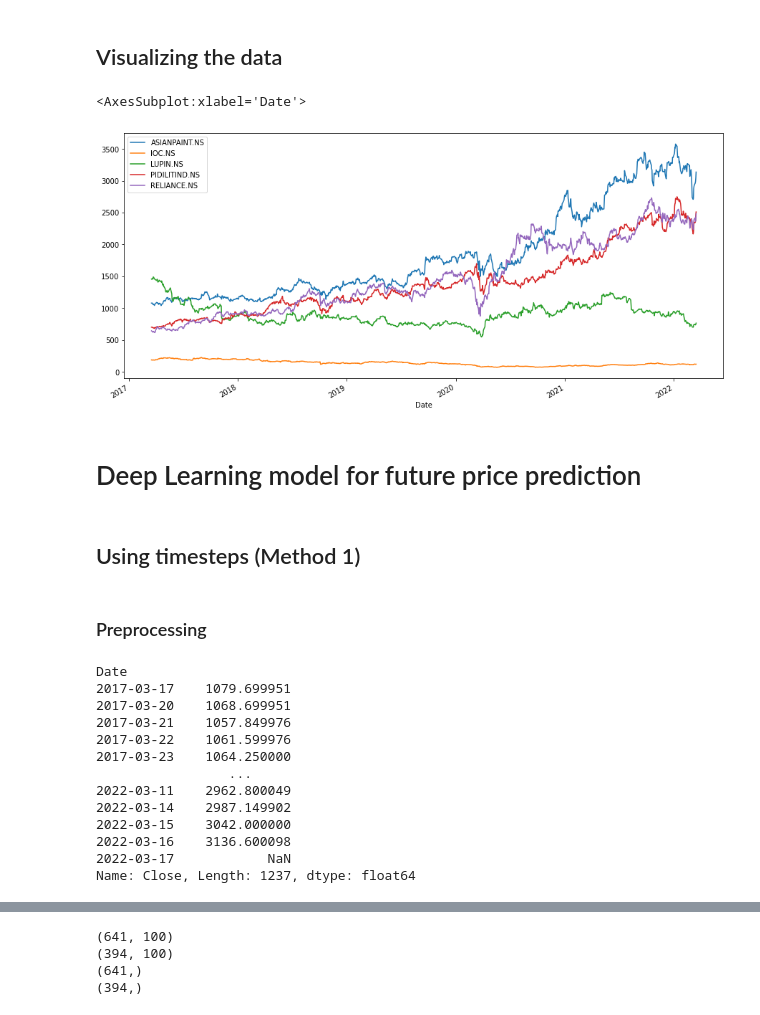
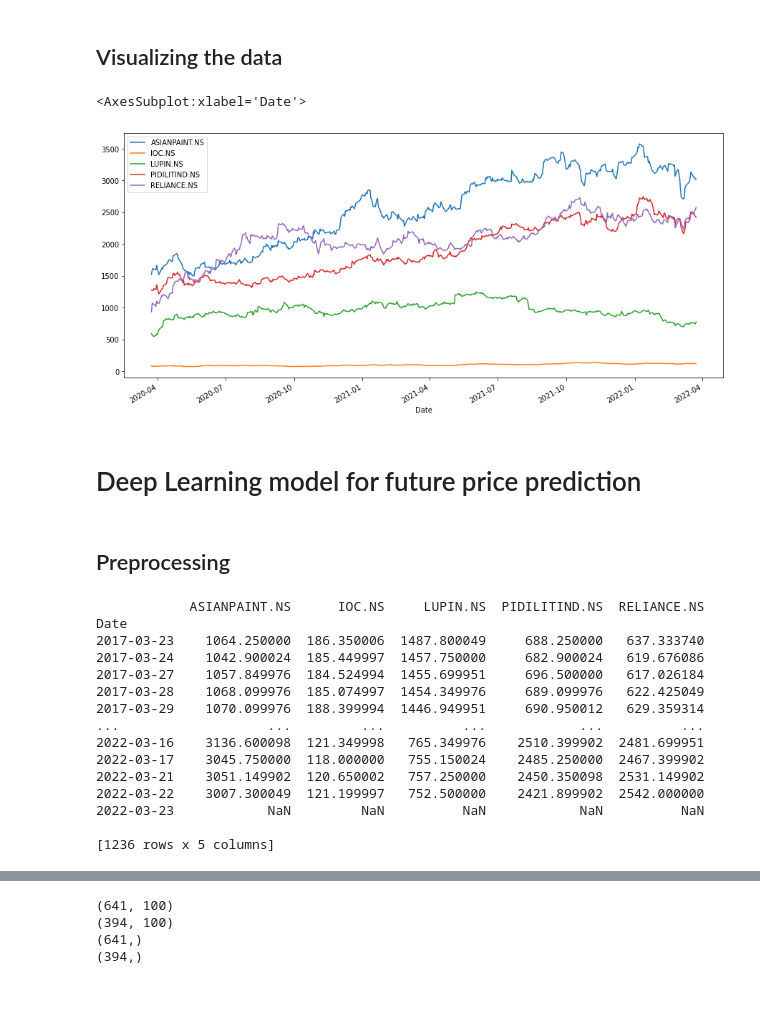
Before and after one commit to thisisindrajit/Portfolio-optimization-using-Deep-Learning-and-statistics, a Jupyter notebook: code.ipynb, the cells around one changed output, grey strips where cells are left out. Cells and saved outputs as stored; diff of their text form; code cells hidden in the pictures.

```diff
--- a/code.ipynb
+++ b/code.ipynb
@@ -57,2 +58,10 @@ features = 4
+# %%
+tickers = ["ASIANPAINT.NS", "RELIANCE.NS", "PIDILITIND.NS", "LUPIN.NS", "IOC.NS"]
+# sorting tickers
+tickers.sort()
+
+time_steps = 100
+features = 1
+port_len = len(tickers)
 # %% [markdown]
 ## Getting data from API
@@ -61,15 +68,14 @@ tickers = ["ASIANPAINT.NS", "RELIANCE.NS", "PIDILITIND.NS", "LUPIN.NS", "IOC.NS"
 # %%
-def get_data(tickers, period="5y"):
+def get_data(tickers, getInfo=True, period="5y"):
 
   # download data of ticker symbol
   data = yf.download(tickers, period=period)
-  info = []
 
-  for ticker in tickers:
-    info.append(yf.Ticker(ticker).info)
+  if(getInfo):
+    info = []
 
-  # # resetting index
-  # data = data.reset_index()
+    for ticker in tickers:
+      info.append(yf.Ticker(ticker).info)
 
   # remove open, high, low, volume, adj close columns
   data = data.drop("Open", axis = 1)
@@ -78,4 +84,7 @@ def get_data(tickers, period="5y"):
   data = data.drop("Volume", axis = 1)
   data = data.drop("Adj Close", axis = 1)
 
-  return data, info
+  if getInfo:
+    return data, info
+  else:
+    return data
@@ -103,0 +91,5 @@ df
+# %%
+# valid periods: 1d,5d,1mo,3mo,6mo,1y,2y,5y,10y,ytd,max
+
+# df, info = get_data(tickers)
+df = get_data(tickers, getInfo=False, period="2y")
@@ -103,0 +98,3 @@ df
+# %%
+df = df["Close"]
+df
@@ -127,37 +139,37 @@ infodf0
 # %%
 # Pandas has inbuilt support for matplotlib, so we can use plot function directly
 
-df['Close'].plot(label = tickers, figsize = (15,7))
+df.plot(label = tickers, figsize = (15,7))
 # %% [output]
 <AxesSubplot:xlabel='Date'>
-[figure, old version]
+[figure, new version]
 # %% [markdown]
 # Deep Learning model for future price prediction
-# %% [markdown]
-## Using timesteps (Method 1)
 # %% [markdown]
-### Preprocessing
+## Preprocessing
 # %%
 # shifting is done here to ensure that the next day's price is predicted on the given day
 df_shift = df.shift(-1)
 
-label = df_shift['Close']
+label = df_shift
 
 print(label)
 # %% [output]
+            ASIANPAINT.NS      IOC.NS     LUPIN.NS  PIDILITIND.NS  RELIANCE.NS
 Date
-2017-03-17    1079.699951
-2017-03-20    1068.699951
-2017-03-21    1057.849976
-2017-03-22    1061.599976
-2017-03-23    1064.250000
-                 ...
-2022-03-11    2962.800049
-2022-03-14    2987.149902
-2022-03-15    3042.000000
-2022-03-16    3136.600098
-2022-03-17            NaN
-Name: Close, Length: 1237, dtype: float64
+2017-03-23    1064.250000  186.350006  1487.800049     688.250000   637.333740
+2017-03-24    1042.900024  185.449997  1457.750000     682.900024   619.676086
+2017-03-27    1057.849976  184.524994  1455.699951     696.500000   617.026184
+2017-03-28    1068.099976  185.074997  1454.349976     689.099976   622.425049
+2017-03-29    1070.099976  188.399994  1446.949951     690.950012   629.359314
+...                   ...         ...          ...            ...          ...
+2022-03-16    3136.600098  121.349998   765.349976    2510.399902  2481.699951
+2022-03-17    3045.750000  118.000000   755.150024    2485.250000  2467.399902
+2022-03-21    3051.149902  120.650002   757.250000    2450.350098  2531.149902
+2022-03-22    3007.300049  121.199997   752.500000    2421.899902  2542.000000
+2022-03-23            NaN         NaN          NaN            NaN          NaN
+
+[1236 rows x 5 columns]
 # %%
 # adjusting the shape of both df and label (since label contains NaN as the last value)
 
```
Also changed, not shown: parts of 80 cells of this notebook.
